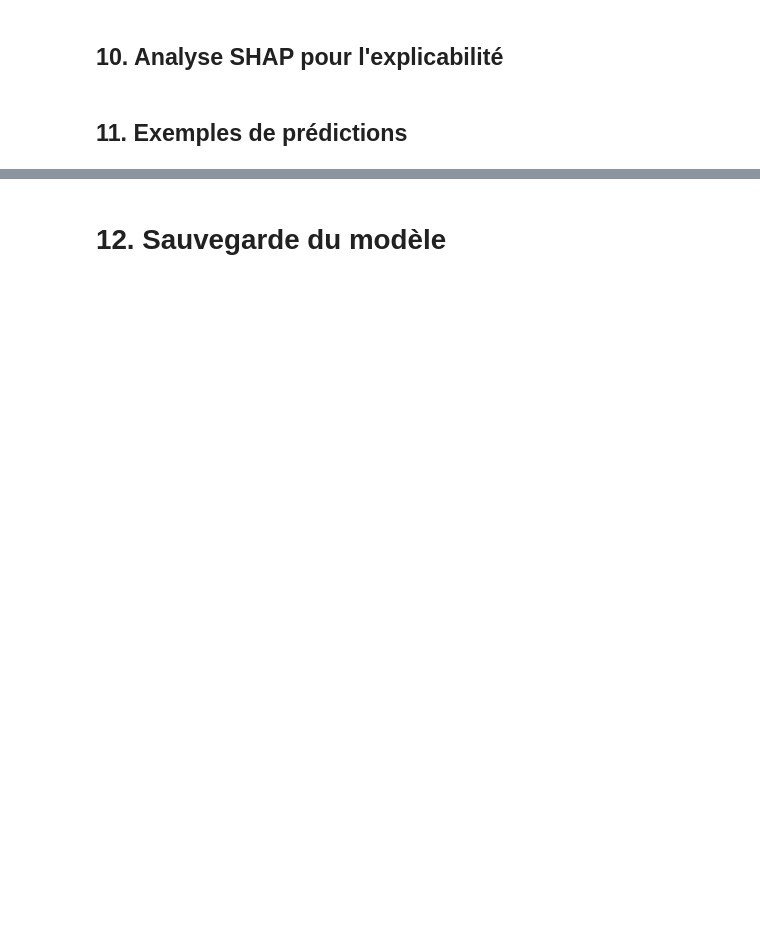
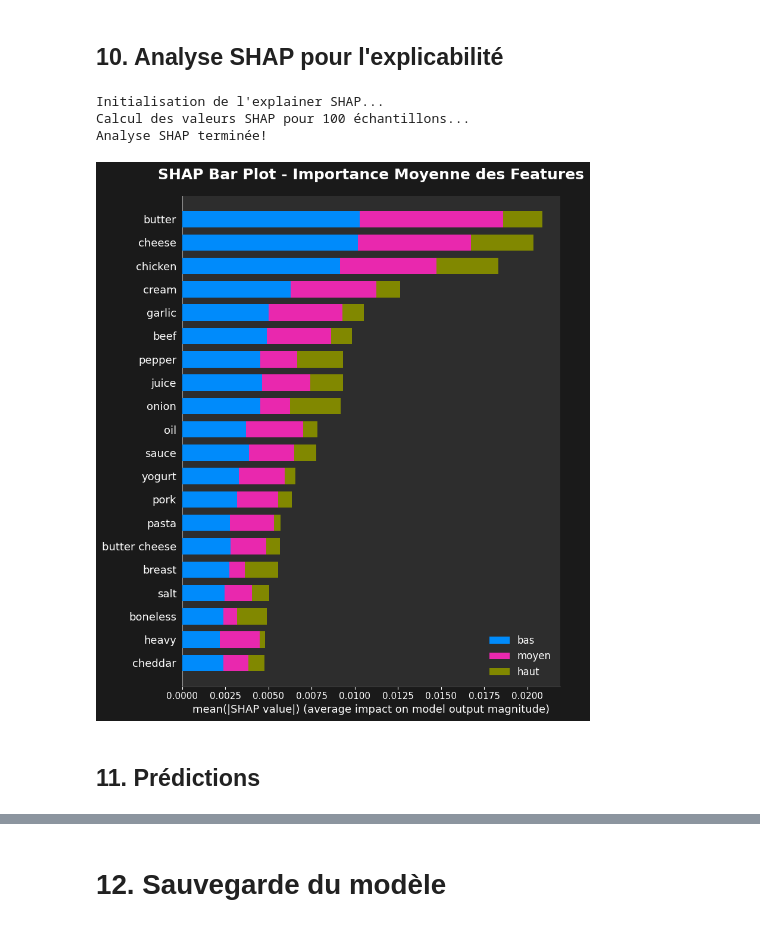
Before and after one commit to laurentf/itadaki-ML, a Jupyter notebook: calorie_prediction_notebook.ipynb, the cells around one changed output, grey strips where cells are left out. Saved outputs shown, nothing was run; the diff lists cells and outputs as text; code cells hidden in the pictures; blank space fills up the shorter version.

```diff
--- a/calorie_prediction_notebook.ipynb
+++ b/calorie_prediction_notebook.ipynb
@@ -365,32 +663,45 @@ print(importance_df.head(10))
 # %%
 # Initialiser l'explainer SHAP
 print("Initialisation de l'explainer SHAP...")
 explainer = shap.TreeExplainer(best_rf)
 
-# Calculer les valeurs SHAP sur un échantillon (pour des raisons de performance)
+# Calculer les valeurs SHAP sur un échantillon
 sample_size = min(100, X_test.shape[0])
-X_test_sample = X_test[:sample_size]
-y_test_sample = y_test.iloc[:sample_size]
+X_test_sample = X_test[:sample_size].toarray().astype(np.float64)  # Conversion directe
+# y_test_sample = y_test.iloc[:sample_size]
+y_test_sample = y_test[:sample_size]
 
 print(f"Calcul des valeurs SHAP pour {sample_size} échantillons...")
 shap_values = explainer.shap_values(X_test_sample)
 
 print("Analyse SHAP terminée!")
 
-# Summary plot SHAP
-plt.figure(figsize=(12, 8))
+# Bar plot SHAP
+fig, ax = plt.subplots(figsize=(14, 8))
+fig.patch.set_facecolor('#1a1a1a')
+
 shap.summary_plot(shap_values, X_test_sample, feature_names=feature_names,
-                  class_names=['bas', 'haut', 'moyen'], show=False)
-plt.title('SHAP Summary Plot - Importance des features par classe')
+                  plot_type="bar", class_names=['bas', 'moyen', 'haut'], show=False)
+
+# Styles
+ax = plt.gca()
+ax.set_facecolor('#2d2d2d')
+ax.set_title('SHAP Bar Plot - Importance Moyenne des Features',
+             fontweight='bold', fontsize=18, color='white', pad=20)
+
+ax.tick_params(colors='white')
+ax.xaxis.label.set_color('white')
+ax.yaxis.label.set_color('white')
+
+for spine in ax.spines.values():
+    spine.set_color('#404040')
+
 plt.tight_layout()
 plt.show()
-
-# Bar plot de l'importance moyenne des features
-plt.figure(figsize=(10, 6))
-shap.summary_plot(shap_values, X_test_sample, feature_names=feature_names,
-                  plot_type="bar", class_names=['bas', 'haut', 'moyen'], show=False)
-plt.title('SHAP Bar Plot - Importance Moyenne des Features')
-plt.tight_layout()
-plt.show()
+# %% [output]
+Initialisation de l'explainer SHAP...
+Calcul des valeurs SHAP pour 100 échantillons...
+Analyse SHAP terminée!
+[figure, added]
 # %% [markdown]
-## 11. Exemples de prédictions
+## 11. Prédictions
```
Also changed, not shown: parts of 19 cells of this notebook, 3 other files.
